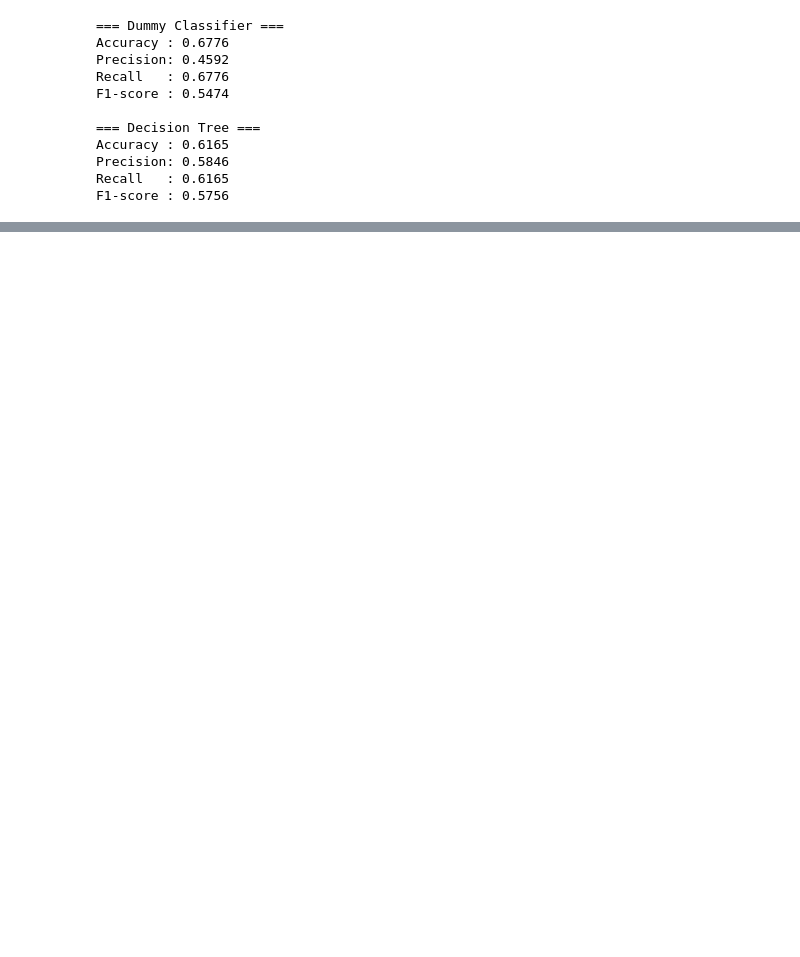
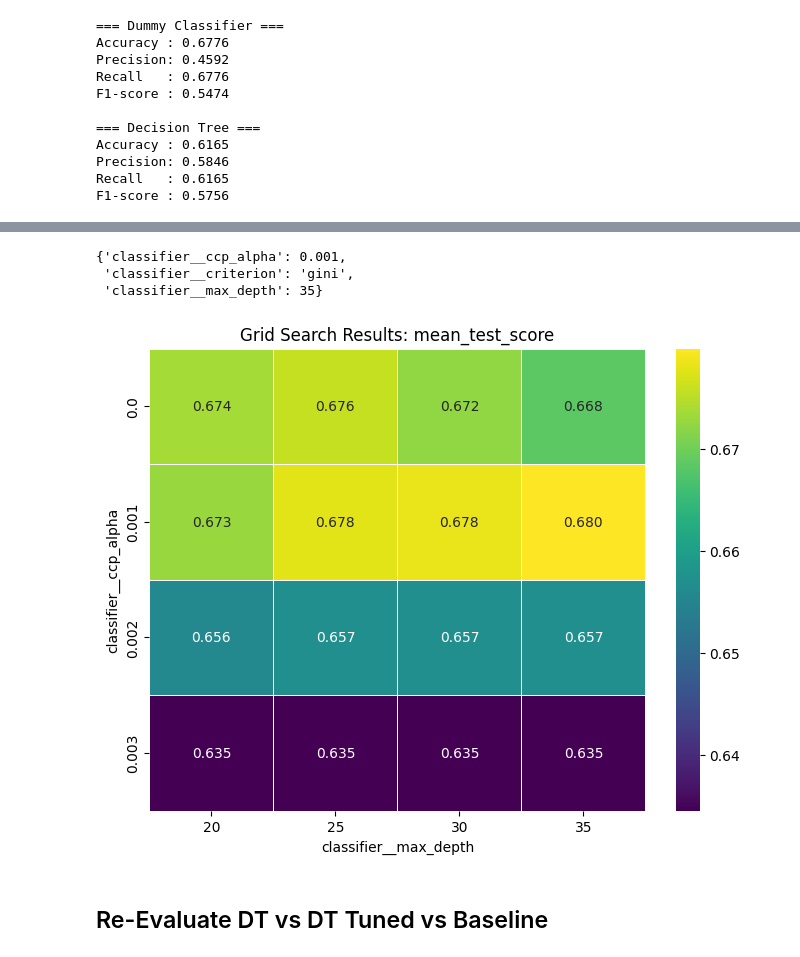
Before and after one commit to ncsalam/Animal-Health-Incidents-ML-, a Jupyter notebook: CSC522_Final_Project.ipynb, the cells around one changed output, grey strips where cells are left out. Cells and saved outputs as stored; diff of their text form; code cells hidden in the pictures; blank space fills up the shorter version.

Commit message:
trained dt using gridsearch

```diff
--- a/CSC522_Final_Project.ipynb
+++ b/CSC522_Final_Project.ipynb
@@ -685,0 +710,5 @@ F1-score : 0.5756
+# %%
+dt_step_name = dt_pipeline.steps[1][0]
+step_prefix = '__'
+dt_step_prefix = f"{dt_step_name}{step_prefix}"
+dt_step_prefix
@@ -685,0 +717,4 @@ F1-score : 0.5756
+# %%
+dt_max_depth_key = dt_step_prefix + 'max_depth'
+alpha_key = dt_step_prefix + 'ccp_alpha'
+criterion_key = dt_step_prefix + 'criterion'
@@ -685,0 +746,35 @@ F1-score : 0.5756
+# %%
+dt_param_grid = {dt_max_depth_key : [20, 25, 30, 35],
+                 alpha_key : [0.0, 0.001, 0.002, 0.003],
+                 criterion_key : ['gini', 'entropy', 'log_loss']}
+grid_search_dt = GridSearchCV(dt_pipeline, dt_param_grid, cv=k_fold, scoring='f1_weighted')
+grid_search_dt.fit(X_train, y_train)
+
+grid_search_dt.best_params_
+# %% [output]
+{'classifier__ccp_alpha': 0.001,
+ 'classifier__criterion': 'gini',
+ 'classifier__max_depth': 35}
+# %%
+import seaborn as sns
+import matplotlib.pyplot as plt
+
+def plot_gridsearch_heatmap(results_df, x_param, y_param, score='mean_test_score'):
+    # Pivot the table to format it for a heatmap
+    heatmap_data = results_df.pivot(index=f'param_{y_param}', columns=f'param_{x_param}', values=score)
+
+    # Plot heatmap
+    plt.figure(figsize=(8, 6))
+    sns.heatmap(heatmap_data, annot=True, cmap='viridis', fmt='.3f', linewidths=0.5)
+    plt.title(f'Grid Search Results: {score}')
+    plt.xlabel(x_param)
+    plt.ylabel(y_param)
+    plt.show()
+# %%
+results = pd.DataFrame(grid_search_dt.cv_results_)
+results = results[results['param_' + criterion_key] == 'gini']
+plot_gridsearch_heatmap(results, dt_max_depth_key, alpha_key)
+# %% [output]
+[figure, added]
+# %% [markdown]
+## Re-Evaluate DT vs DT Tuned vs Baseline
```
Also changed, not shown: parts of 23 cells of this notebook.
